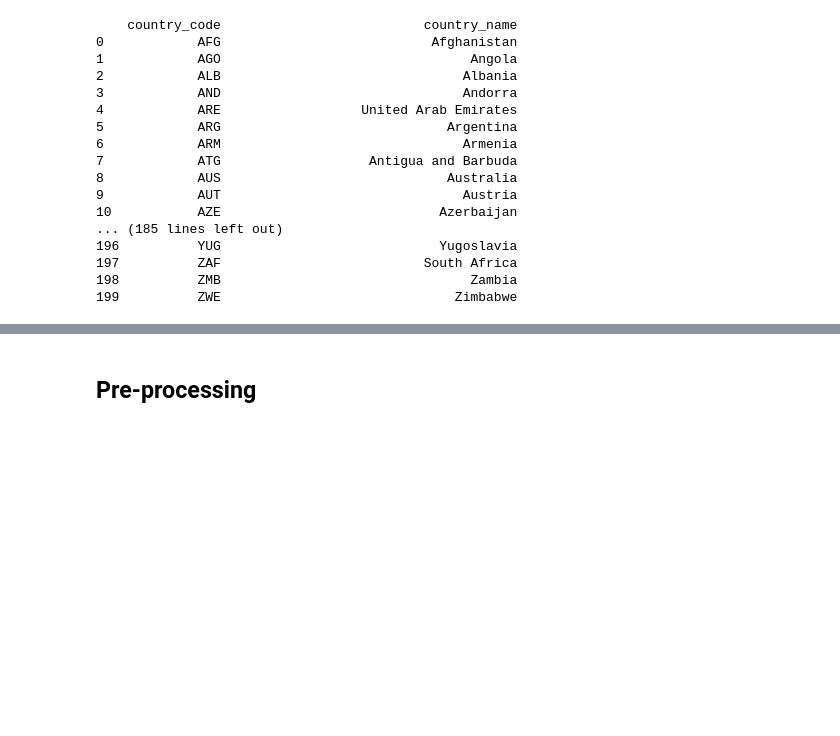
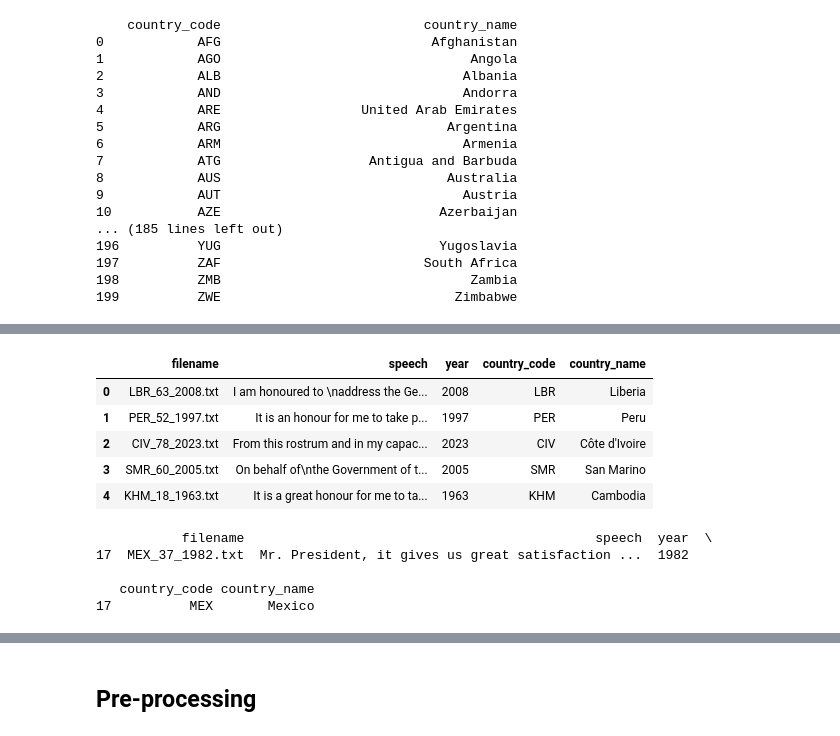
Before and after one commit to SarahFranzen/Emotions_in_the_United_Nations_General_Debates, a Jupyter notebook: 0_data_creation/preprocessing_token_frequency.ipynb, the cells around one changed output, grey strips where cells are left out. Drawn from its saved outputs; the diff is of its cells as text; code cells hidden in the pictures; blank space fills up the shorter version.

```diff
--- a/0_data_creation/preprocessing_token_frequency.ipynb
+++ b/0_data_creation/preprocessing_token_frequency.ipynb
@@ -256,0 +275,17 @@ pd.reset_option('display.max_rows')
+# %%
+df_raw.head()
+# %% [output]
+|  | filename | speech | year | country_code | country_name |
+| 0 | LBR_63_2008.txt | I am honoured to \naddress the Ge... | 2008 | LBR | Liberia |
+| 1 | PER_52_1997.txt | ﻿It is an honour for me to take p... | 1997 | PER | Peru |
+| 2 | CIV_78_2023.txt | From this rostrum and in my capac... | 2023 | CIV | Côte d'Ivoire |
+| 3 | SMR_60_2005.txt | On behalf of\nthe Government of t... | 2005 | SMR | San Marino |
+| 4 | KHM_18_1963.txt | It is a great honour for me to ta... | 1963 | KHM | Cambodia |
+# %%
+print(df_raw[(df_raw['country_code'] == 'MEX') & (df_raw['year'] == 1982)])
+# %% [output]
+           filename                                             speech  year  \
+17  MEX_37_1982.txt  Mr. President, it gives us great satisfaction ...  1982
+
+   country_code country_name
+17          MEX       Mexico
```
Also changed, not shown: parts of 13 cells of this notebook.
